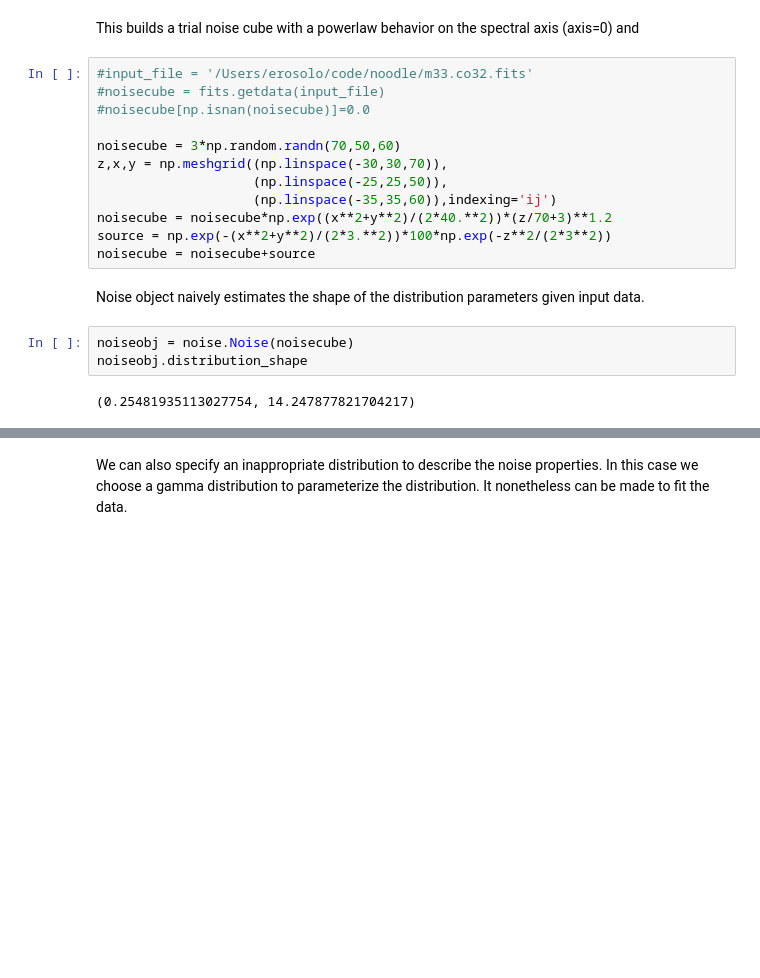
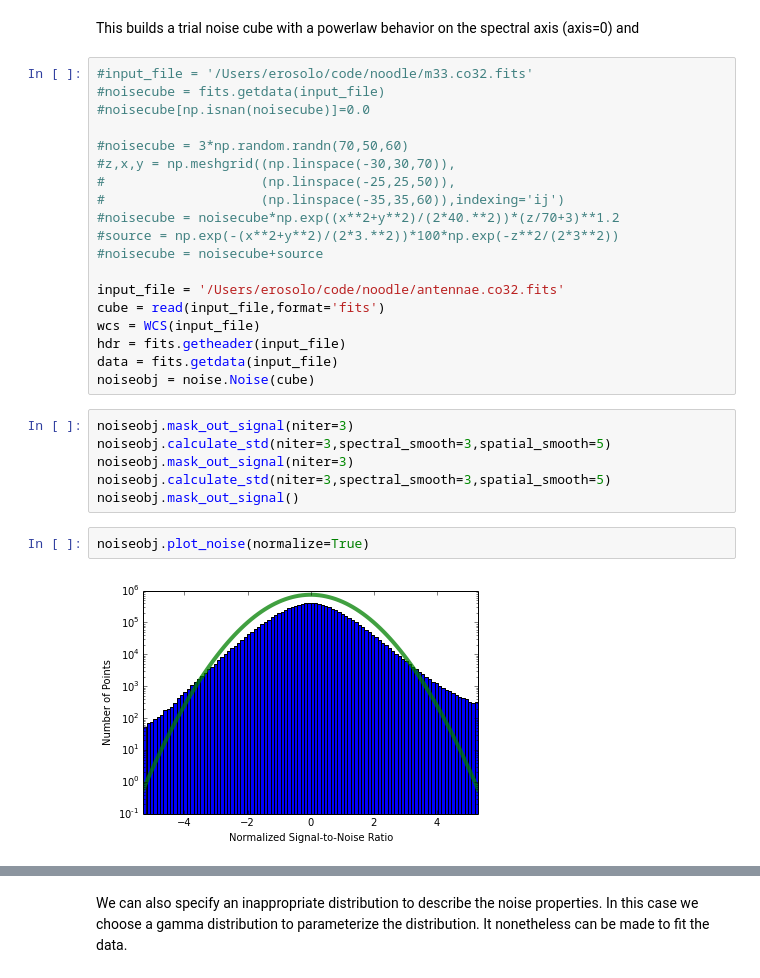
Before and after one commit to radio-astro-tools/signal-id, a Jupyter notebook: NoiseTesting.ipynb, the cells around one changed output, grey strips where cells are left out. Saved outputs shown, nothing was run; the diff lists cells and outputs as text; blank space fills up the shorter version.

```diff
--- a/NoiseTesting.ipynb
+++ b/NoiseTesting.ipynb
@@ -12,17 +17,27 @@ This builds a trial noise cube with a powerlaw behavior on the spectral axis (ax
 #noisecube = fits.getdata(input_file)
 #noisecube[np.isnan(noisecube)]=0.0
 
-noisecube = 3*np.random.randn(70,50,60)
-z,x,y = np.meshgrid((np.linspace(-30,30,70)),
-                    (np.linspace(-25,25,50)),
-                    (np.linspace(-35,35,60)),indexing='ij')
-noisecube = noisecube*np.exp((x**2+y**2)/(2*40.**2))*(z/70+3)**1.2
-source = np.exp(-(x**2+y**2)/(2*3.**2))*100*np.exp(-z**2/(2*3**2))
-noisecube = noisecube+source
+#noisecube = 3*np.random.randn(70,50,60)
+#z,x,y = np.meshgrid((np.linspace(-30,30,70)),
+#                    (np.linspace(-25,25,50)),
+#                    (np.linspace(-35,35,60)),indexing='ij')
+#noisecube = noisecube*np.exp((x**2+y**2)/(2*40.**2))*(z/70+3)**1.2
+#source = np.exp(-(x**2+y**2)/(2*3.**2))*100*np.exp(-z**2/(2*3**2))
+#noisecube = noisecube+source
+
+input_file = '/Users/erosolo/code/noodle/antennae.co32.fits'
+cube = read(input_file,format='fits')
+wcs = WCS(input_file)
+hdr = fits.getheader(input_file)
+data = fits.getdata(input_file)
+noiseobj = noise.Noise(cube)
-# %% [markdown]
-Noise object naively estimates the shape of the distribution parameters given input data.
-# %%
-noiseobj = noise.Noise(noisecube)
-noiseobj.distribution_shape
-# %% [output]
-(0.25481935113027754, 14.247877821704217)
+# %%
+noiseobj.mask_out_signal(niter=3)
+noiseobj.calculate_std(niter=3,spectral_smooth=3,spatial_smooth=5)
+noiseobj.mask_out_signal(niter=3)
+noiseobj.calculate_std(niter=3,spectral_smooth=3,spatial_smooth=5)
+noiseobj.mask_out_signal()
+# %%
+noiseobj.plot_noise(normalize=True)
+# %% [output]
+[figure, added]
```
Also changed, not shown: parts of 10 cells of this notebook, 1 other file.
